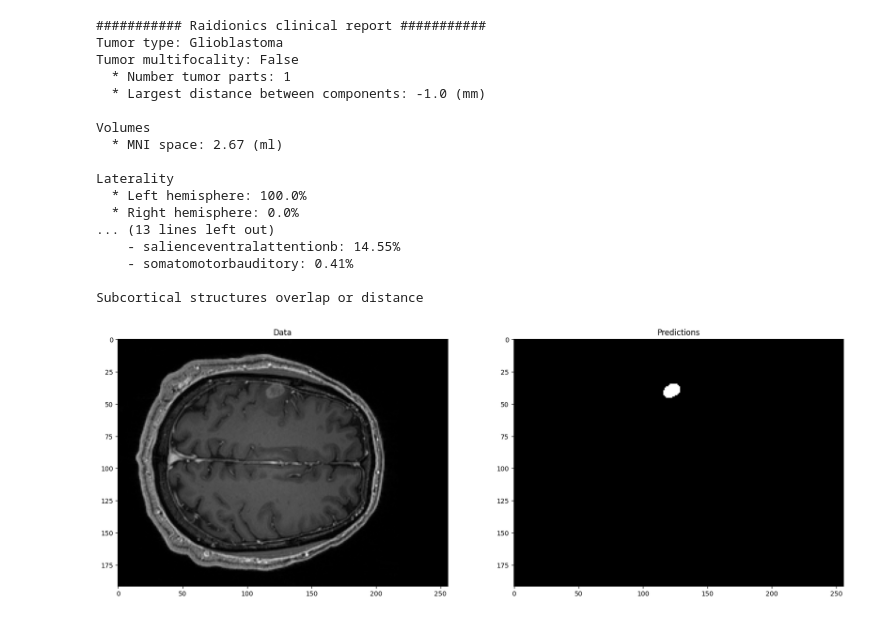
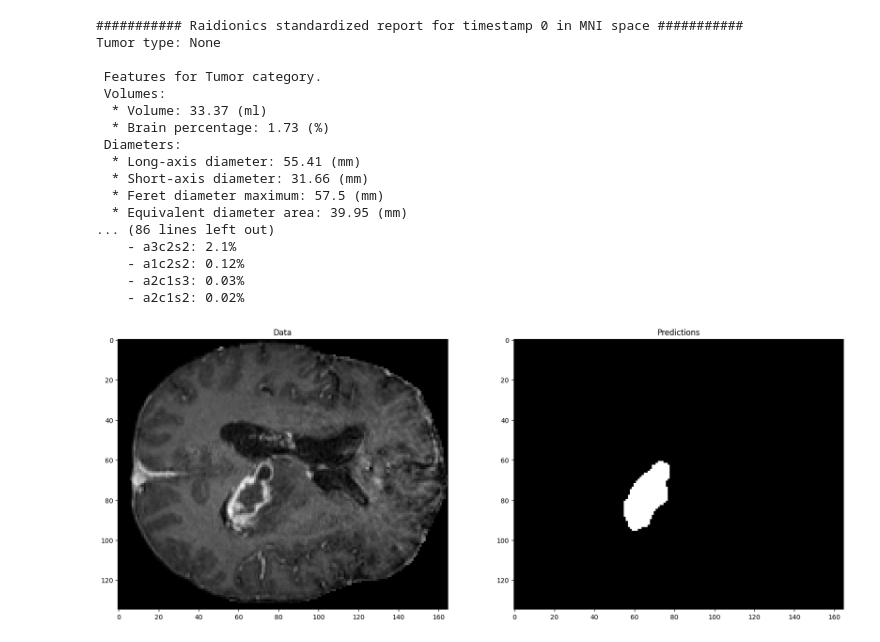
Before and after one commit to dbouget/raidionics_rads_lib, a Jupyter notebook: notebooks/02_run_simple_reporting.ipynb, the cells around one changed output. Cells and saved outputs as stored; diff of their text form; code cells hidden in the pictures.

```diff
--- a/notebooks/02_run_simple_reporting.ipynb
+++ b/notebooks/02_run_simple_reporting.ipynb
@@ -240,51 +239,53 @@ INFO:root:Total elapsed time for executing the pipeline: 124.45859789848328 seco
 # %%
-# Inspecting the text-readable generated report
-report_filename = os.path.join(results_dir, 'neuro_clinical_report.txt')
+# Inspecting the reporting results file, located first inside the reporting subfolder and then inside the T0 subfolder
+# as it was performed on preoperative data (i.e., timestamp 0).
+report_filename = os.path.join(test_results_dir, 'reporting', 'T0', 'neuro_clinical_report.txt')
 with open(report_filename, 'r') as file:
     content = file.read()
     print(content)
 # %% [output]
-########### Raidionics clinical report ###########
-Tumor type: Glioblastoma
-Tumor multifocality: False
-  * Number tumor parts: 1
-  * Largest distance between components: -1.0 (mm)
+########### Raidionics standardized report for timestamp 0 in MNI space ###########
+Tumor type: None
 
-Volumes
-  * MNI space: 2.67 (ml)
-
-Laterality
-  * Left hemisphere: 100.0%
-  * Right hemisphere: 0.0%
-... (13 lines left out)
-    - salienceventralattentionb: 14.55%
-    - somatomotorbauditory: 0.41%
-
-Subcortical structures overlap or distance
+ Features for Tumor category.
+ Volumes:
+  * Volume: 33.37 (ml)
+  * Brain percentage: 1.73 (%)
+ Diameters:
+  * Long-axis diameter: 55.41 (mm)
+  * Short-axis diameter: 31.66 (mm)
+  * Feret diameter maximum: 57.5 (mm)
+  * Equivalent diameter area: 39.95 (mm)
+... (86 lines left out)
+    - a3c2s2: 2.1%
+    - a1c2s2: 0.12%
+    - a2c1s3: 0.03%
+    - a2c1s2: 0.02%
 # %%
 # Inspect the tumor segmentation
 import nibabel as nib
 import matplotlib.pyplot as plt
 
 logging.getLogger().setLevel(logging.WARNING)
-data_filename = os.path.join(patient_dir, 'T0', 'input1.nii.gz')
-predictions_filename = os.path.join(results_dir, 'T0', 'input1_annotation-Tumor.nii.gz')
+data_filename = os.path.join(patient_dir, "patient-UnitTest2", "inputs", 'T0', 'preop_t1gd.nii.gz')
+# All results files are located inside the specific timestamp subfolder (i.e., T0)
+predictions_filename = os.path.join(test_results_dir, 'T0', 'preop_t1gd_annotation-Tumor_MRI_TumorCore.nii.gz')
 
 data = nib.load(data_filename).get_fdata()[:]
 predictions = nib.load(predictions_filename).get_fdata()[:]
 
 predictions[predictions < 0.5] = 0
 predictions[predictions >= 0.5] = 1
 
 # plot corresponding data and predictions for a single 2D slice
-slice_nr = 170
+slice_nr = 85
 fig, ax = plt.subplots(1, 2, figsize=(20, 12))
-ax[0].imshow(data[..., slice_nr], cmap="gray")
-ax[1].imshow(predictions[..., slice_nr], cmap="gray")
+ax[0].imshow(data[...,slice_nr], cmap="gray")
+ax[1].imshow(predictions[...,slice_nr], cmap="gray")
 
 for i, title in enumerate(["Data", "Predictions"]):
   ax[i].set_title(title)
 plt.show()
 # %% [output]
-[figure, old version]
+[figure, new version]
 # %%
```
Also changed, not shown: parts of 8 cells of this notebook, 4 other files.
